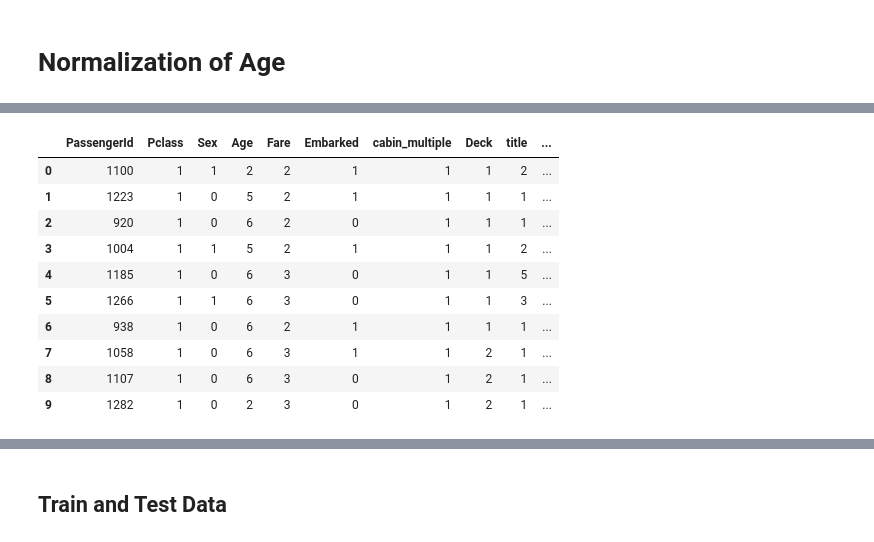
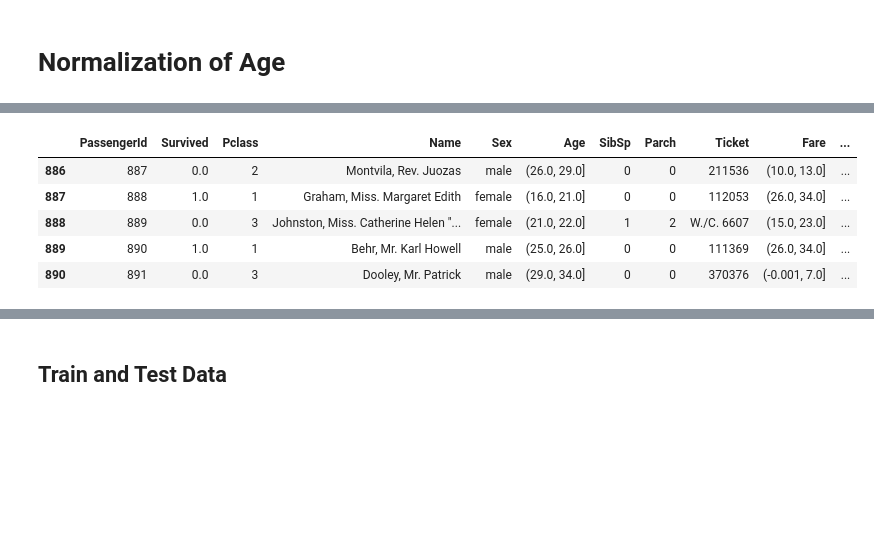
Before and after one commit to pratiksha-powar/Titanic_Survival_Prediction, a Jupyter notebook: Titanic_Analysis_Log_Reg.ipynb, the cells around one changed output, grey strips where cells are left out. Cells and saved outputs as stored; diff of their text form; code cells hidden in the pictures; blank space fills up the shorter version.

```diff
--- a/Titanic_Analysis_Log_Reg.ipynb
+++ b/Titanic_Analysis_Log_Reg.ipynb
@@ -161,5 +174,4 @@ for dataset in datum:
 # %%
-titanic_data_train.drop(['Cabin'], axis=1, inplace=True)
-titanic_data_test.drop(['Cabin'], axis=1, inplace=True)
-titanic_data_train.head(5)
+total_data.drop(['Cabin'], axis=1, inplace=True)
+total_data.head(5)
 # %% [output]
@@ -342,0 +379,15 @@ titanic_data_test.drop(['Name','Ticket','SibSp','Parch'], axis=1, inplace=True)
+# %%
+total_data['Ticket_Frequency'] = total_data.groupby('Ticket')['Ticket'].transform('count')
+
+fig, axs = plt.subplots(figsize=(12, 9))
+sns.countplot(x='Ticket_Frequency', hue='Survived', data=total_data)
+
+plt.xlabel('Ticket Frequency', size=15, labelpad=20)
+plt.ylabel('Passenger Count', size=15, labelpad=20)
+plt.tick_params(axis='x', labelsize=15)
+plt.tick_params(axis='y', labelsize=15)
+
+plt.legend(['Not Survived', 'Survived'], loc='upper right', prop={'size': 15})
+plt.title('Count of Survival in {} Feature'.format('Ticket Frequency'), size=15, y=1.05)
+
+plt.show()
@@ -352,14 +462,64 @@ titanic_data_train.tail(5)
 # %%
-titanic_data_test.head(10)
+mean_survival_rate = np.mean(titanic_data_train['Survived'])
+
+train_family_survival_rate = []
+train_family_survival_rate_NA = []
+test_family_survival_rate = []
+test_family_survival_rate_NA = []
+
+for i in range(len(titanic_data_train)):
+    if titanic_data_train['Family'][i] in family_rates:
+        train_family_survival_rate.append(family_rates[titanic_data_train['Family'][i]])
+        train_family_survival_rate_NA.append(1)
+    else:
+        train_family_survival_rate.append(mean_survival_rate)
+        train_family_survival_rate_NA.append(0)
+
+for i in range(len(titanic_data_test)):
+    if titanic_data_test['Family'].iloc[i] in family_rates:
+        test_family_survival_rate.append(family_rates[titanic_data_test['Family'].iloc[i]])
+        test_family_survival_rate_NA.append(1)
+    else:
+        test_family_survival_rate.append(mean_survival_rate)
+        test_family_survival_rate_NA.append(0)
+
+titanic_data_train['Family_Survival_Rate'] = train_family_survival_rate
+titanic_data_train['Family_Survival_Rate_NA'] = train_family_survival_rate_NA
+titanic_data_test['Family_Survival_Rate'] = test_family_survival_rate
+titanic_data_test['Family_Survival_Rate_NA'] = test_family_survival_rate_NA
+
+
+train_ticket_survival_rate = []
+train_ticket_survival_rate_NA = []
+test_ticket_survival_rate = []
+test_ticket_survival_rate_NA = []
+
+for i in range(len(titanic_data_train)):
+    if titanic_data_train['Ticket'][i] in ticket_rates:
+        train_ticket_survival_rate.append(ticket_rates[titanic_data_train['Ticket'][i]])
+        train_ticket_survival_rate_NA.append(1)
+    else:
+        train_ticket_survival_rate.append(mean_survival_rate)
+        train_ticket_survival_rate_NA.append(0)
+
+for i in range(len(titanic_data_test)):
+    if titanic_data_test['Ticket'].iloc[i] in ticket_rates:
+        test_ticket_survival_rate.append(ticket_rates[titanic_data_test['Ticket'].iloc[i]])
+        test_ticket_survival_rate_NA.append(1)
+    else:
+        test_ticket_survival_rate.append(mean_survival_rate)
+        test_ticket_survival_rate_NA.append(0)
+
+titanic_data_train['Ticket_Survival_Rate'] = train_ticket_survival_rate
+titanic_data_train['Ticket_Survival_Rate_NA'] = train_ticket_survival_rate_NA
+titanic_data_test['Ticket_Survival_Rate'] = test_ticket_survival_rate
+titanic_data_test['Ticket_Survival_Rate_NA'] = test_ticket_survival_rate_NA
+
+titanic_data_train.tail(5)
 # %% [output]
-|  | PassengerId | Pclass | Sex | Age | Fare | Embarked | cabin_multiple | Deck | title | ... |
-| 0 | 1100 | 1 | 1 | 2 | 2 | 1 | 1 | 1 | 2 | ... |
-| 1 | 1223 | 1 | 0 | 5 | 2 | 1 | 1 | 1 | 1 | ... |
-| 2 | 920 | 1 | 0 | 6 | 2 | 0 | 1 | 1 | 1 | ... |
-| 3 | 1004 | 1 | 1 | 5 | 2 | 1 | 1 | 1 | 2 | ... |
-| 4 | 1185 | 1 | 0 | 6 | 3 | 0 | 1 | 1 | 5 | ... |
-| 5 | 1266 | 1 | 1 | 6 | 3 | 0 | 1 | 1 | 3 | ... |
-| 6 | 938 | 1 | 0 | 6 | 2 | 1 | 1 | 1 | 1 | ... |
-| 7 | 1058 | 1 | 0 | 6 | 3 | 1 | 1 | 2 | 1 | ... |
-| 8 | 1107 | 1 | 0 | 6 | 3 | 0 | 1 | 2 | 1 | ... |
-| 9 | 1282 | 1 | 0 | 2 | 3 | 0 | 1 | 2 | 1 | ... |
+|  | PassengerId | Survived | Pclass | Name | Sex | Age | SibSp | Parch | Ticket | Fare | ... |
+| 886 | 887 | 0.0 | 2 | Montvila, Rev. Juozas | male | (26.0, 29.0] | 0 | 0 | 211536 | (10.0, 13.0] | ... |
+| 887 | 888 | 1.0 | 1 | Graham, Miss. Margaret Edith | female | (16.0, 21.0] | 0 | 0 | 112053 | (26.0, 34.0] | ... |
+| 888 | 889 | 0.0 | 3 | Johnston, Miss. Catherine Helen "... | female | (21.0, 22.0] | 1 | 2 | W./C. 6607 | (15.0, 23.0] | ... |
+| 889 | 890 | 1.0 | 1 | Behr, Mr. Karl Howell | male | (25.0, 26.0] | 0 | 0 | 111369 | (26.0, 34.0] | ... |
+| 890 | 891 | 0.0 | 3 | Dooley, Mr. Patrick | male | (29.0, 34.0] | 0 | 0 | 370376 | (-0.001, 7.0] | ... |
```
Also changed, not shown: parts of 61 cells of this notebook.
